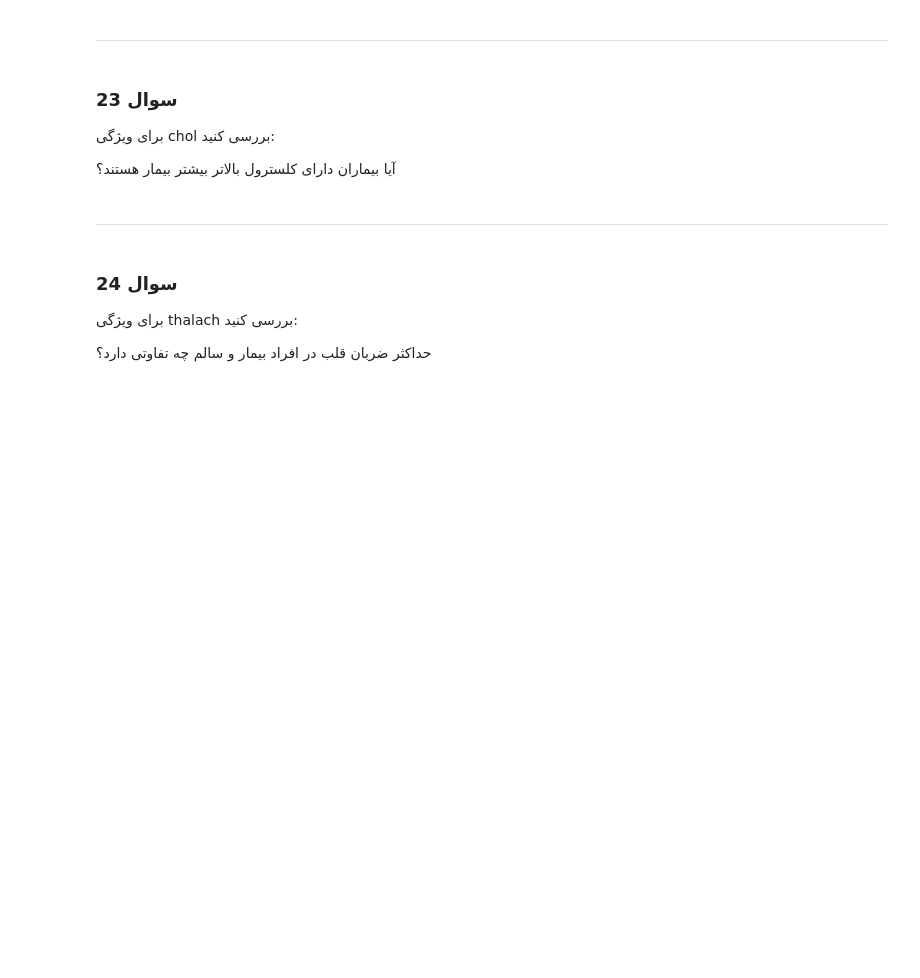
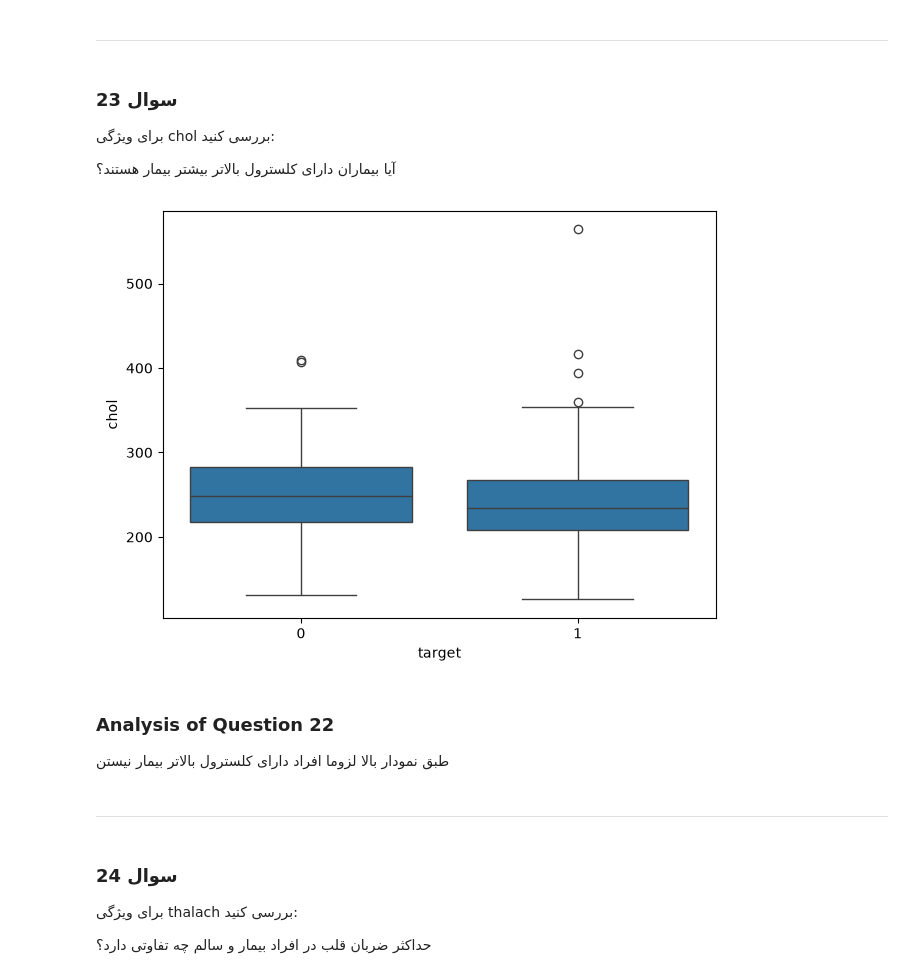
Before and after one commit to MehradAmiresmi/Data-Mining-Answer, a Jupyter notebook: task_1/001_data_understanding.ipynb, the cells around one changed output. Cells and saved outputs as stored; diff of their text form; code cells hidden in the pictures; blank space fills up the shorter version.

```diff
--- a/task_1/001_data_understanding.ipynb
+++ b/task_1/001_data_understanding.ipynb
@@ -859,6 +870,16 @@ plt.show()
 برای ویژگی chol بررسی کنید:
 
 آیا بیماران دارای کلسترول بالاتر بیشتر بیمار هستند؟
+# %%
+sns.boxplot(df,y="chol",x="target")
+plt.tight_layout()
+plt.show()
+# %% [output]
+[figure, added]
+# %% [markdown]
+### Analysis of Question 22
+
+ طبق نمودار بالا لزوما افراد دارای کلسترول بالاتر بیمار نیستن
 # %% [markdown]
 
 ---
```
Also changed, not shown: parts of 9 cells of this notebook.
